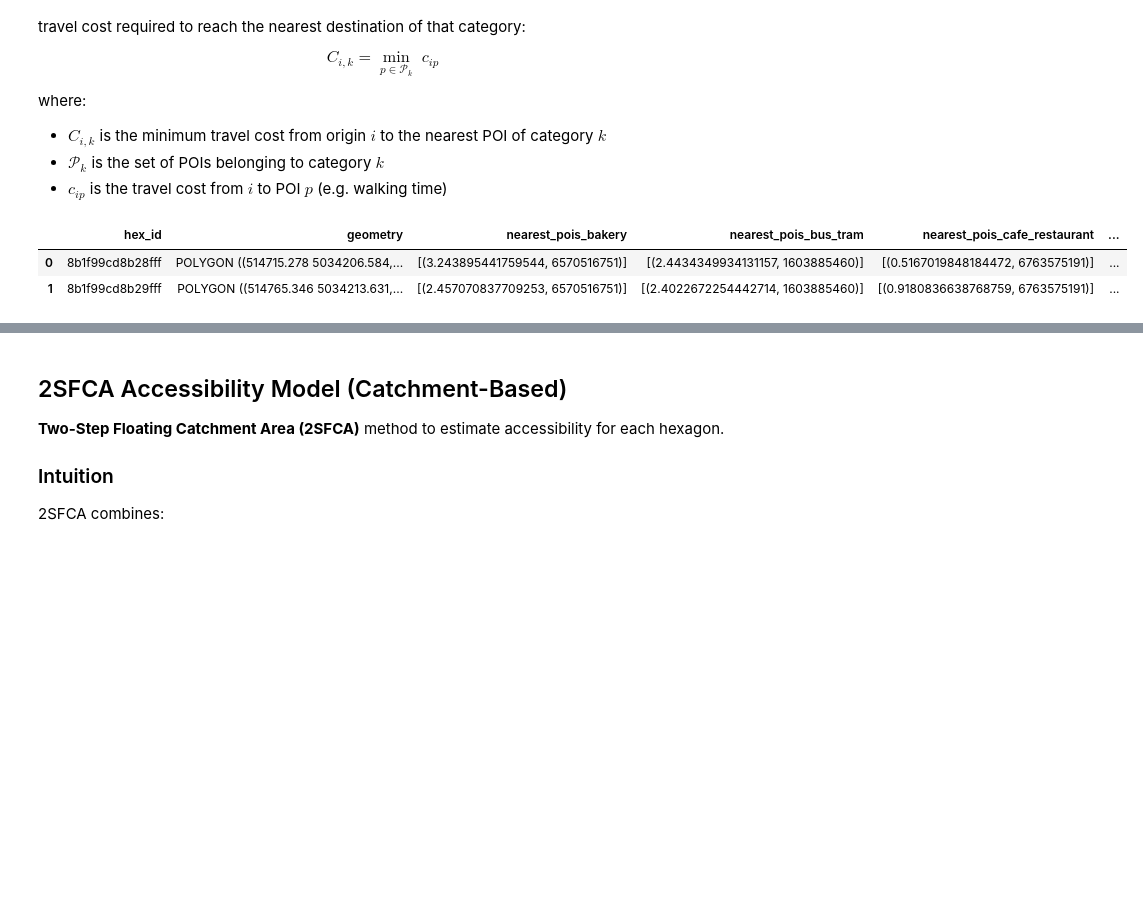
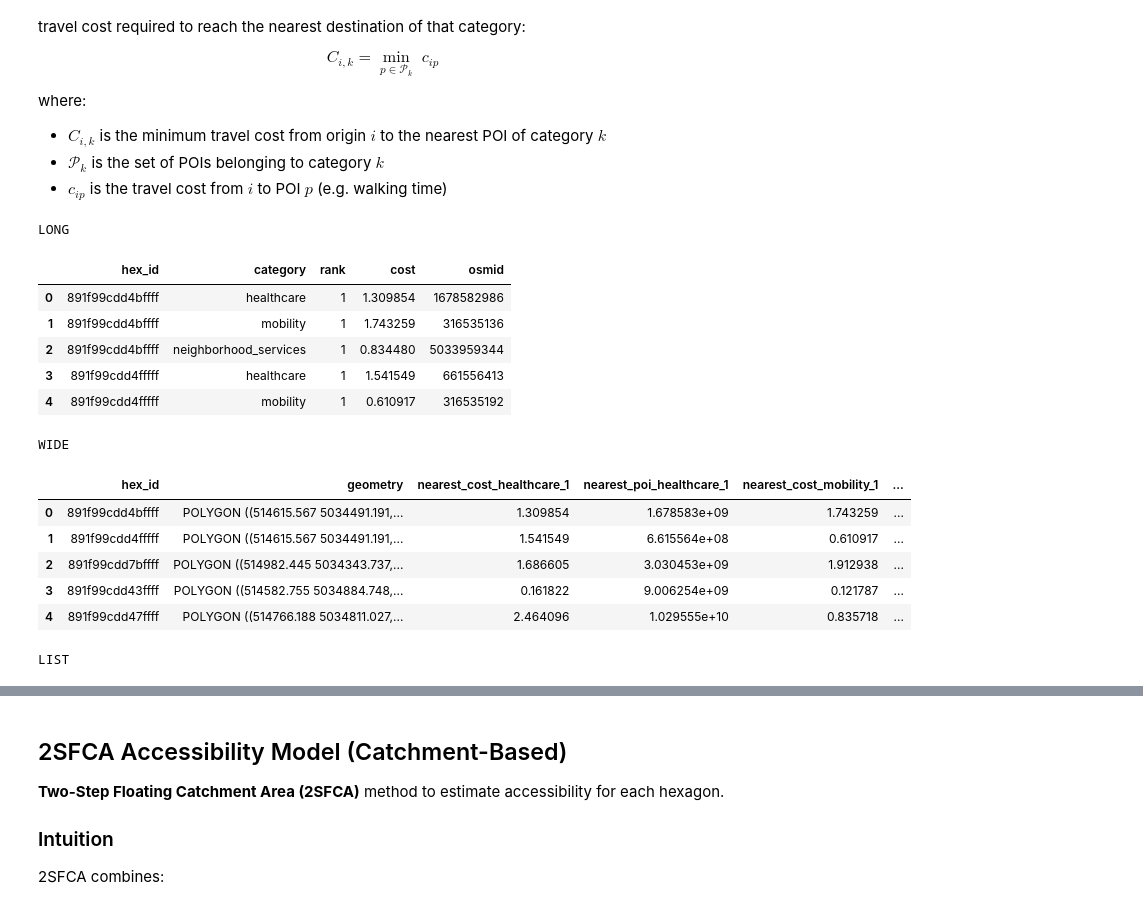
Before and after one commit to TransformTransport/accessX, a Jupyter notebook: notebook_tester.ipynb, the cells around one changed output, grey strips where cells are left out. Saved outputs shown, nothing was run; the diff lists cells and outputs as text; code cells hidden in the pictures; blank space fills up the shorter version.

```diff
--- a/notebook_tester.ipynb
+++ b/notebook_tester.ipynb
@@ -12,3 +15,15 @@ from geopandas import read_file
 # %% [markdown]
 ## Define AOI & Create Hexagons
+# %%
+bbox_milano = (
+    9.1860,   # minx (lon)
+    45.4620,  # miny (lat)
+    9.1960,   # maxx (lon)
+    45.4680,  # maxy (lat)
+)
+
+data_path = 'data/milan'
+area_file = data_path + '/area/milano_shapefile/A090101_ComuneMilano.shp'
+city_epsg = 32632
+buffer=100
 # %%
@@ -269,15 +258,15 @@ pois_default.to_file('data/pois/pois_default.geojson', driver="GeoJSON")
 # %%
 # read street network
 G_proj = load_graph(
-    nodes_path="data/street_network/graph_with_cost_nodes_OSM.geojson",
-    edges_path="data/street_network/graph_with_cost_edges_OSM.geojson",
+    nodes_path=data_path + "/street_network/graph_with_cost_nodes_OSM.geojson",
+    edges_path=data_path + "/street_network/graph_with_cost_edges_OSM.geojson",
     crs=32632
 )
 
 # read hex-grid
-hexes_proj = read_file('data/area/hexes.geojson')
+hexes_proj = read_file(data_path + '/area/hexes.geojson')
 
-pois_default = read_file('data/pois/pois_default.geojson')
+pois_default = read_file(data_path + '/pois/pois_default.geojson')
 # %% [markdown]
 ### Cumulative Opportunities Accessibility (per category)
 
@@ -320,9 +320,54 @@ where:
 - $\mathcal{P}_k$ is the set of POIs belonging to category $k$
 - $c_{ip}$ is the travel cost from $i$ to POI $p$ (e.g. walking time)
 # %%
-gdf_access_nearest = compute_nearest_poi_cost(G_proj, hexes_proj, pois_default, max_cost=15, poi_id_col='osmid', cost_attr="avg_time", max_distance_from_graph=200)
-gdf_access_nearest.head(2)
+gdf_access_nearest_long = compute_nearest_poi_cost(G_proj,
+                                              hexes_proj,
+                                              pois_default,
+                                              max_cost=5,
+                                              poi_id_col='osmid',
+                                              cost_attr="avg_time",
+                                              output='long',
+                                              max_distance_from_graph=200)
+
+gdf_access_nearest_wide = compute_nearest_poi_cost(G_proj,
+                                              hexes_proj,
+                                              pois_default,
+                                              max_cost=5,
+                                              poi_id_col='osmid',
+                                              cost_attr="avg_time",
+                                              output='wide',
+                                              max_distance_from_graph=200)
+
+gdf_access_nearest_list = compute_nearest_poi_cost(G_proj,
+                                              hexes_proj,
+                                              pois_default,
+                                              max_cost=5,
+                                              poi_id_col='osmid',
+                                              cost_attr="avg_time",
+                                              output='list',
+                                              max_distance_from_graph=200)
+
+print("LONG")
+display(gdf_access_nearest_long.head())
+print("\nWIDE")
+
+display(gdf_access_nearest_wide.head())
+print("\nLIST")
+
+display(gdf_access_nearest_list.head())
 # %% [output]
+LONG
-|  | hex_id | geometry | nearest_pois_bakery | nearest_pois_bus_tram | nearest_pois_cafe_restaurant | ... |
-| 0 | 8b1f99cd8b28fff | POLYGON ((514715.278 5034206.584,... | [(3.243895441759544, 6570516751)] | [(2.4434349934131157, 1603885460)] | [(0.5167019848184472, 6763575191)] | ... |
-| 1 | 8b1f99cd8b29fff | POLYGON ((514765.346 5034213.631,... | [(2.457070837709253, 6570516751)] | [(2.4022672254442714, 1603885460)] | [(0.9180836638768759, 6763575191)] | ... |
+|  | hex_id | category | rank | cost | osmid |
+| 0 | 891f99cdd4bffff | healthcare | 1 | 1.309854 | 1678582986 |
+| 1 | 891f99cdd4bffff | mobility | 1 | 1.743259 | 316535136 |
+| 2 | 891f99cdd4bffff | neighborhood_services | 1 | 0.834480 | 5033959344 |
+| 3 | 891f99cdd4fffff | healthcare | 1 | 1.541549 | 661556413 |
+| 4 | 891f99cdd4fffff | mobility | 1 | 0.610917 | 316535192 |
+WIDE
+|  | hex_id | geometry | nearest_cost_healthcare_1 | nearest_poi_healthcare_1 | nearest_cost_mobility_1 | ... |
+| 0 | 891f99cdd4bffff | POLYGON ((514615.567 5034491.191,... | 1.309854 | 1.678583e+09 | 1.743259 | ... |
+| 1 | 891f99cdd4fffff | POLYGON ((514615.567 5034491.191,... | 1.541549 | 6.615564e+08 | 0.610917 | ... |
+| 2 | 891f99cdd7bffff | POLYGON ((514982.445 5034343.737,... | 1.686605 | 3.030453e+09 | 1.912938 | ... |
+| 3 | 891f99cdd43ffff | POLYGON ((514582.755 5034884.748,... | 0.161822 | 9.006254e+09 | 0.121787 | ... |
+| 4 | 891f99cdd47ffff | POLYGON ((514766.188 5034811.027,... | 2.464096 | 1.029555e+10 | 0.835718 | ... |
+LIST
```
Also changed, not shown: parts of 26 cells of this notebook.
